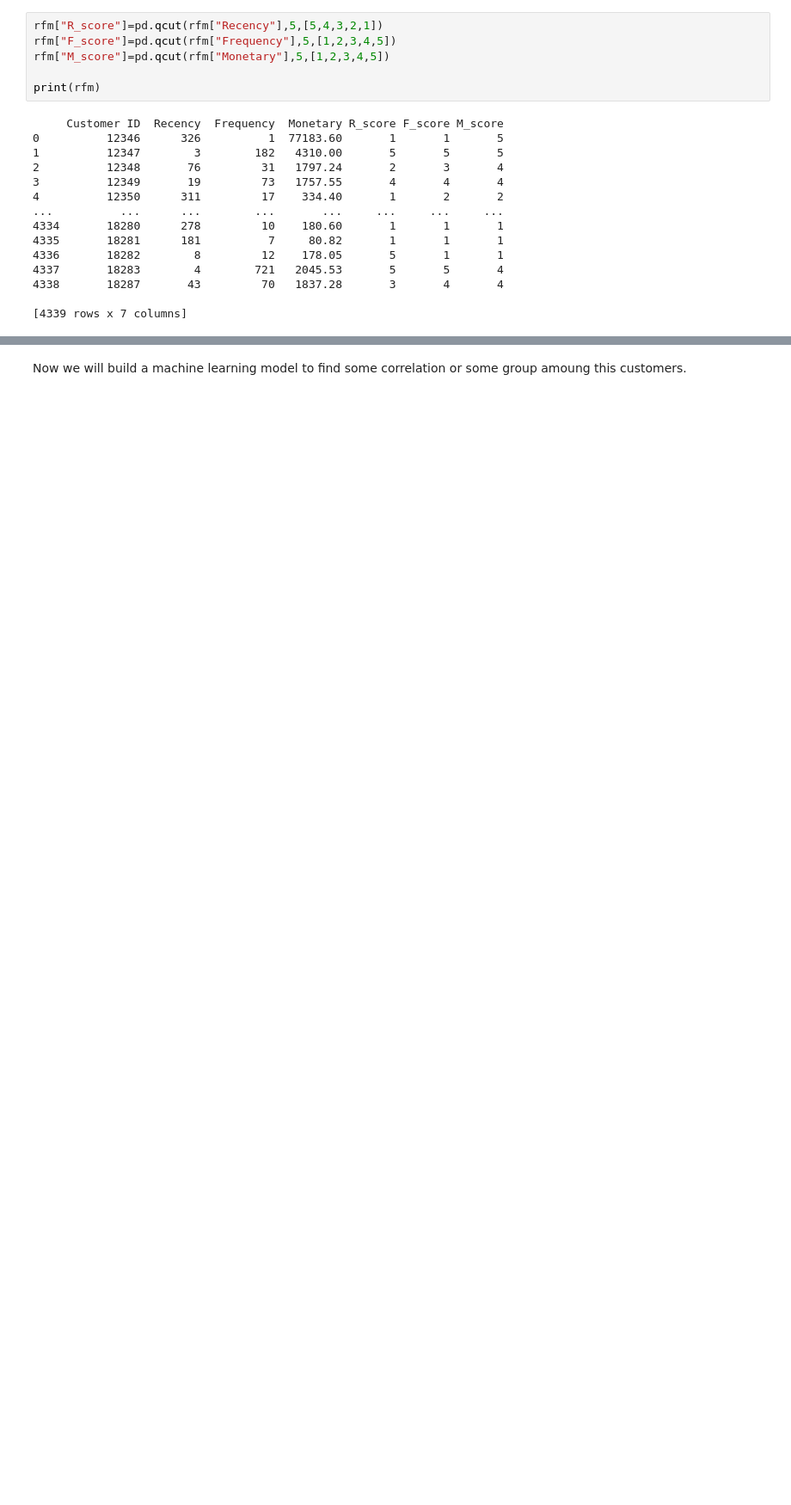
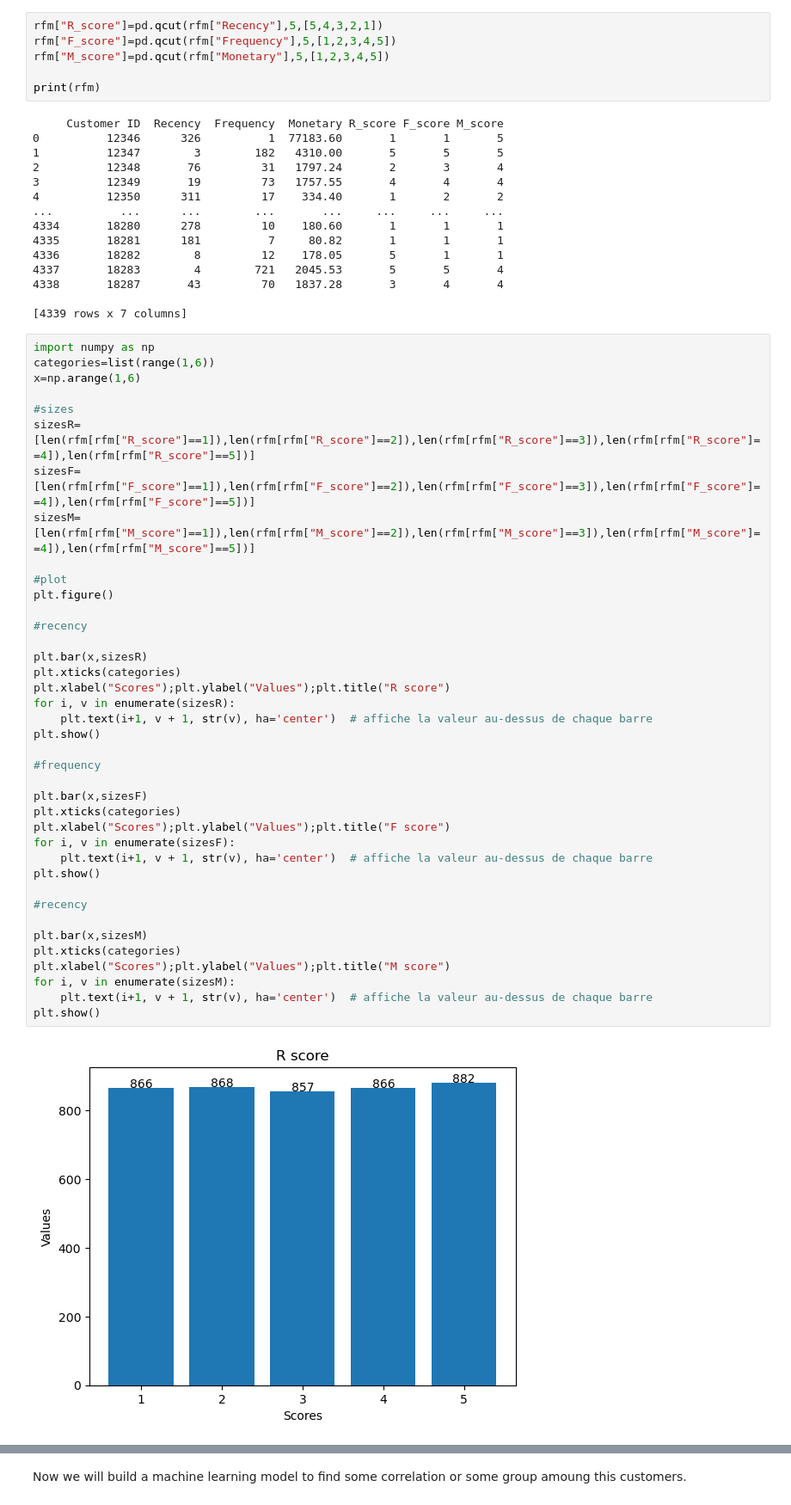
Before and after one commit to ChristianBOSSE361/Artificial_Intelligence, a Jupyter notebook: MachineLearning/Customer_Classification/projet5.ipynb, the cells around one changed output, grey strips where cells are left out. Shown at 86% size. Drawn from its saved outputs; the diff is of its cells as text; blank space fills up the shorter version.

Commit message:
work of day:advancement on ML model and plots

```diff
--- a/MachineLearning/Customer_Classification/projet5.ipynb
+++ b/MachineLearning/Customer_Classification/projet5.ipynb
@@ -225,3 +226,44 @@ print(rfm)
 4338       18287       43         70   1837.28       3       4       4
 
 [4339 rows x 7 columns]
+# %%
+import numpy as np
+categories=list(range(1,6))
+x=np.arange(1,6)
+
+#sizes
+sizesR=[len(rfm[rfm["R_score"]==1]),len(rfm[rfm["R_score"]==2]),len(rfm[rfm["R_score"]==3]),len(rfm[rfm["R_score"]==4]),len(rfm[rfm["R_score"]==5])]
+sizesF=[len(rfm[rfm["F_score"]==1]),len(rfm[rfm["F_score"]==2]),len(rfm[rfm["F_score"]==3]),len(rfm[rfm["F_score"]==4]),len(rfm[rfm["F_score"]==5])]
+sizesM=[len(rfm[rfm["M_score"]==1]),len(rfm[rfm["M_score"]==2]),len(rfm[rfm["M_score"]==3]),len(rfm[rfm["M_score"]==4]),len(rfm[rfm["M_score"]==5])]
+
+#plot
+plt.figure()
+
+#recency
+
+plt.bar(x,sizesR)
+plt.xticks(categories)
+plt.xlabel("Scores");plt.ylabel("Values");plt.title("R score")
+for i, v in enumerate(sizesR):
+    plt.text(i+1, v + 1, str(v), ha='center')  # affiche la valeur au-dessus de chaque barre
+plt.show()
+
+#frequency
+
+plt.bar(x,sizesF)
+plt.xticks(categories)
+plt.xlabel("Scores");plt.ylabel("Values");plt.title("F score")
+for i, v in enumerate(sizesF):
+    plt.text(i+1, v + 1, str(v), ha='center')  # affiche la valeur au-dessus de chaque barre
+plt.show()
+
+#recency
+
+plt.bar(x,sizesM)
+plt.xticks(categories)
+plt.xlabel("Scores");plt.ylabel("Values");plt.title("M score")
+for i, v in enumerate(sizesM):
+    plt.text(i+1, v + 1, str(v), ha='center')  # affiche la valeur au-dessus de chaque barre
+plt.show()
+# %% [output]
+[figure, added]
```
Also changed, not shown: parts of 10 cells of this notebook.
